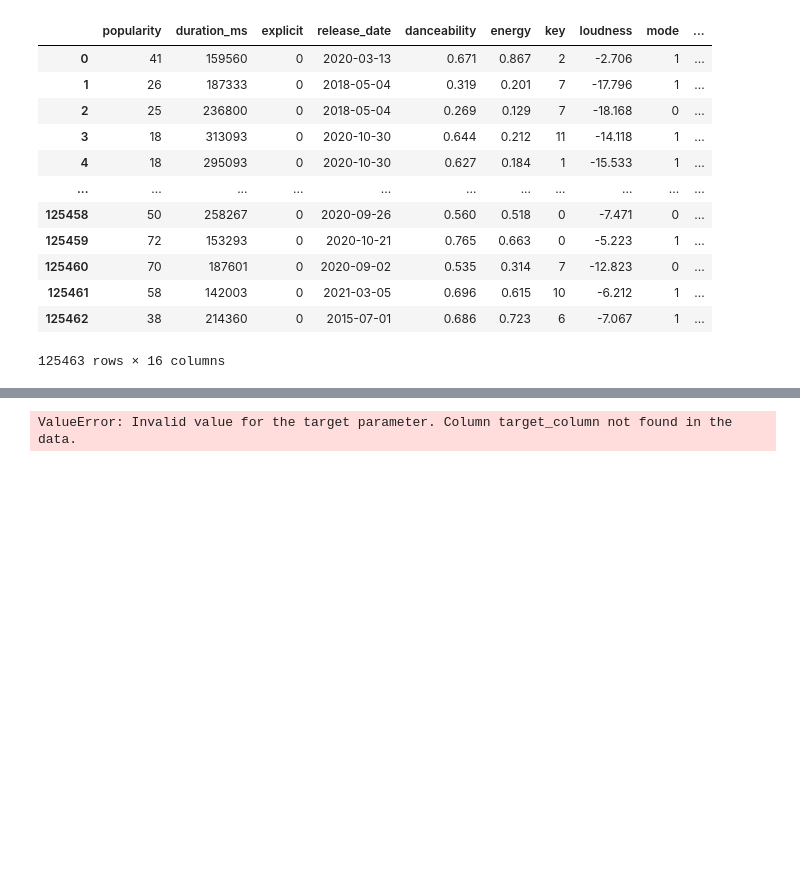
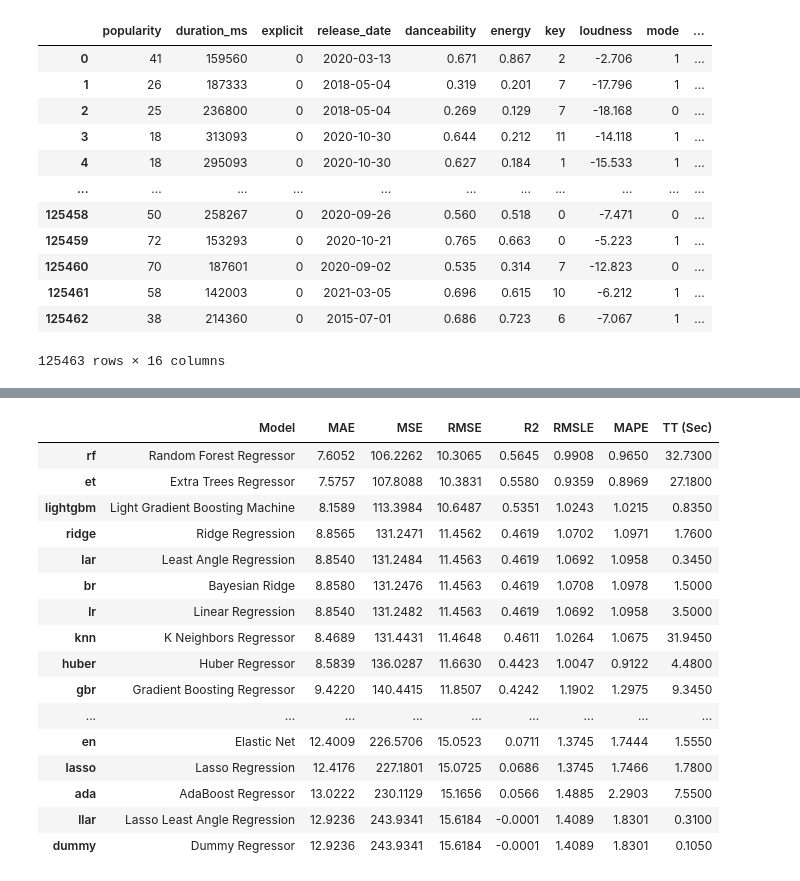
Before and after one commit to galawin59/Spotify, a Jupyter notebook: pycaret.ipynb, the cells around one changed output, grey strips where cells are left out. Saved outputs shown, nothing was run; the diff lists cells and outputs as text; code cells hidden in the pictures; blank space fills up the shorter version.

```diff
--- a/pycaret.ipynb
+++ b/pycaret.ipynb
@@ -38,14 +238,20 @@ ValueError: The least populated class in y has only 1 member, which is too few.
-# %%
-
-# définir un modèle
-clf = setup(data, target = 'target_column')
-
-# entraîner plusieurs modèles
-model_1 = create_model('xgboost')
-model_2 = create_model('lightgbm')
-model_3 = create_model('catboost')
-
-# comparer les résultats
-compare_models()
-# %% [output]
-ValueError: Invalid value for the target parameter. Column target_column not found in the data.
+# %%
+best = compare_models()
+# %% [output]
+|  | Model | MAE | MSE | RMSE | R2 | RMSLE | MAPE | TT (Sec) |
+| rf | Random Forest Regressor | 7.6052 | 106.2262 | 10.3065 | 0.5645 | 0.9908 | 0.9650 | 32.7300 |
+| et | Extra Trees Regressor | 7.5757 | 107.8088 | 10.3831 | 0.5580 | 0.9359 | 0.8969 | 27.1800 |
+| lightgbm | Light Gradient Boosting Machine | 8.1589 | 113.3984 | 10.6487 | 0.5351 | 1.0243 | 1.0215 | 0.8350 |
+| ridge | Ridge Regression | 8.8565 | 131.2471 | 11.4562 | 0.4619 | 1.0702 | 1.0971 | 1.7600 |
+| lar | Least Angle Regression | 8.8540 | 131.2484 | 11.4563 | 0.4619 | 1.0692 | 1.0958 | 0.3450 |
+| br | Bayesian Ridge | 8.8580 | 131.2476 | 11.4563 | 0.4619 | 1.0708 | 1.0978 | 1.5000 |
+| lr | Linear Regression | 8.8540 | 131.2482 | 11.4563 | 0.4619 | 1.0692 | 1.0958 | 3.5000 |
+| knn | K Neighbors Regressor | 8.4689 | 131.4431 | 11.4648 | 0.4611 | 1.0264 | 1.0675 | 31.9450 |
+| huber | Huber Regressor | 8.5839 | 136.0287 | 11.6630 | 0.4423 | 1.0047 | 0.9122 | 4.4800 |
+| gbr | Gradient Boosting Regressor | 9.4220 | 140.4415 | 11.8507 | 0.4242 | 1.1902 | 1.2975 | 9.3450 |
+| ... | ... | ... | ... | ... | ... | ... | ... | ... |
+| en | Elastic Net | 12.4009 | 226.5706 | 15.0523 | 0.0711 | 1.3745 | 1.7444 | 1.5550 |
+| lasso | Lasso Regression | 12.4176 | 227.1801 | 15.0725 | 0.0686 | 1.3745 | 1.7466 | 1.7800 |
+| ada | AdaBoost Regressor | 13.0222 | 230.1129 | 15.1656 | 0.0566 | 1.4885 | 2.2903 | 7.5500 |
+| llar | Lasso Least Angle Regression | 12.9236 | 243.9341 | 15.6184 | -0.0001 | 1.4089 | 1.8301 | 0.3100 |
+| dummy | Dummy Regressor | 12.9236 | 243.9341 | 15.6184 | -0.0001 | 1.4089 | 1.8301 | 0.1050 |
```
Also changed, not shown: parts of 57 cells of this notebook.
